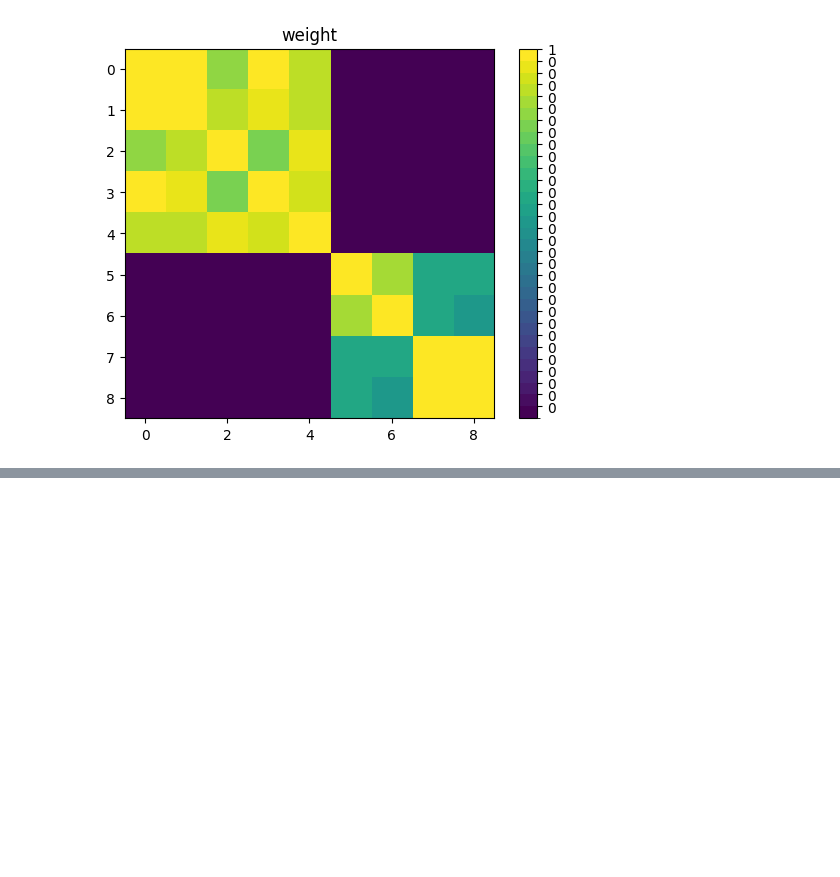
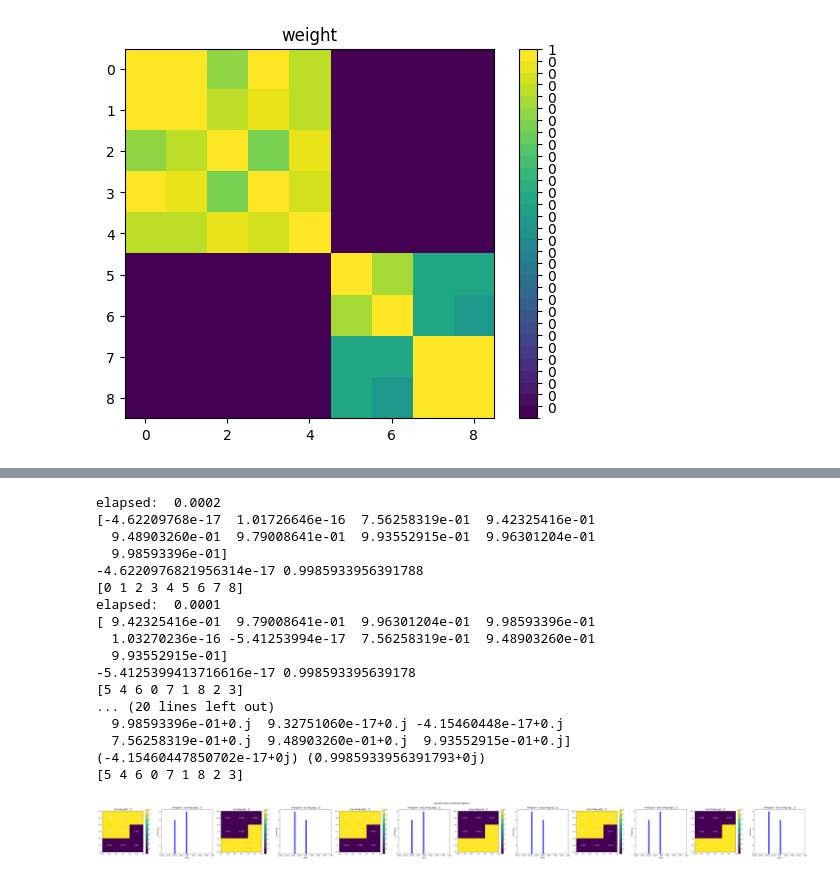
Before and after one commit to garthwales/DDN-NC, a Jupyter notebook: dev/matrix.ipynb, the cells around one changed output, grey strips where cells are left out. Saved outputs shown, nothing was run; the diff lists cells and outputs as text; code cells hidden in the pictures; blank space fills up the shorter version.

```diff
--- a/dev/matrix.ipynb
+++ b/dev/matrix.ipynb
@@ -487,4 +487,40 @@ elapsed:  0.0011
 ... (12 outputs left out)
+# %%
+values = np.array([[1,0,10],
+                  [1,10,255],
+                  [255,230,230]])
+
+weight = dissimilarity(values/255) # normalization is a must, otherwise infintessimally small values (using the nc weight scheme at least)
+
+D = np.diag(np.sum(weight, 1))
+unnormed_laplace = D-weight
+degree_sqrt_inv = np.reciprocal(np.sqrt(D, where=D!=0), where=np.sqrt(D)!=0)
+
+symmetrically_normalized_laplacian = degree_sqrt_inv @ unnormed_laplace @ degree_sqrt_inv
+
+cases = [1,2,3,4,5,6]
+all_vecs,names = get_cuts(symmetrically_normalized_laplacian, cases)
+data_list = [vec.reshape((N2,N2)) for vec in all_vecs]
+plot_data_list_hist(data_list, names, title='symmetrically_normalized_laplacian')
+# %% [output]
+elapsed:  0.0002
+[-4.62209768e-17  1.01726646e-16  7.56258319e-01  9.42325416e-01
+  9.48903260e-01  9.79008641e-01  9.93552915e-01  9.96301204e-01
+  9.98593396e-01]
+-4.6220976821956314e-17 0.9985933956391788
+[0 1 2 3 4 5 6 7 8]
+elapsed:  0.0001
+[ 9.42325416e-01  9.79008641e-01  9.96301204e-01  9.98593396e-01
+  1.03270236e-16 -5.41253994e-17  7.56258319e-01  9.48903260e-01
+  9.93552915e-01]
+-5.4125399413716616e-17 0.998593395639178
+[5 4 6 0 7 1 8 2 3]
+... (20 lines left out)
+  9.98593396e-01+0.j  9.32751060e-17+0.j -4.15460448e-17+0.j
+  7.56258319e-01+0.j  9.48903260e-01+0.j  9.93552915e-01+0.j]
+(-4.15460447850702e-17+0j) (0.9985933956391793+0j)
+[5 4 6 0 7 1 8 2 3]
+[figure, added]
 # %%
 # scipy.sparse.linalg.lobpcg(A, X, B)
 # Ax = lambda B x
```
Also changed, not shown: parts of 4 cells of this notebook.
